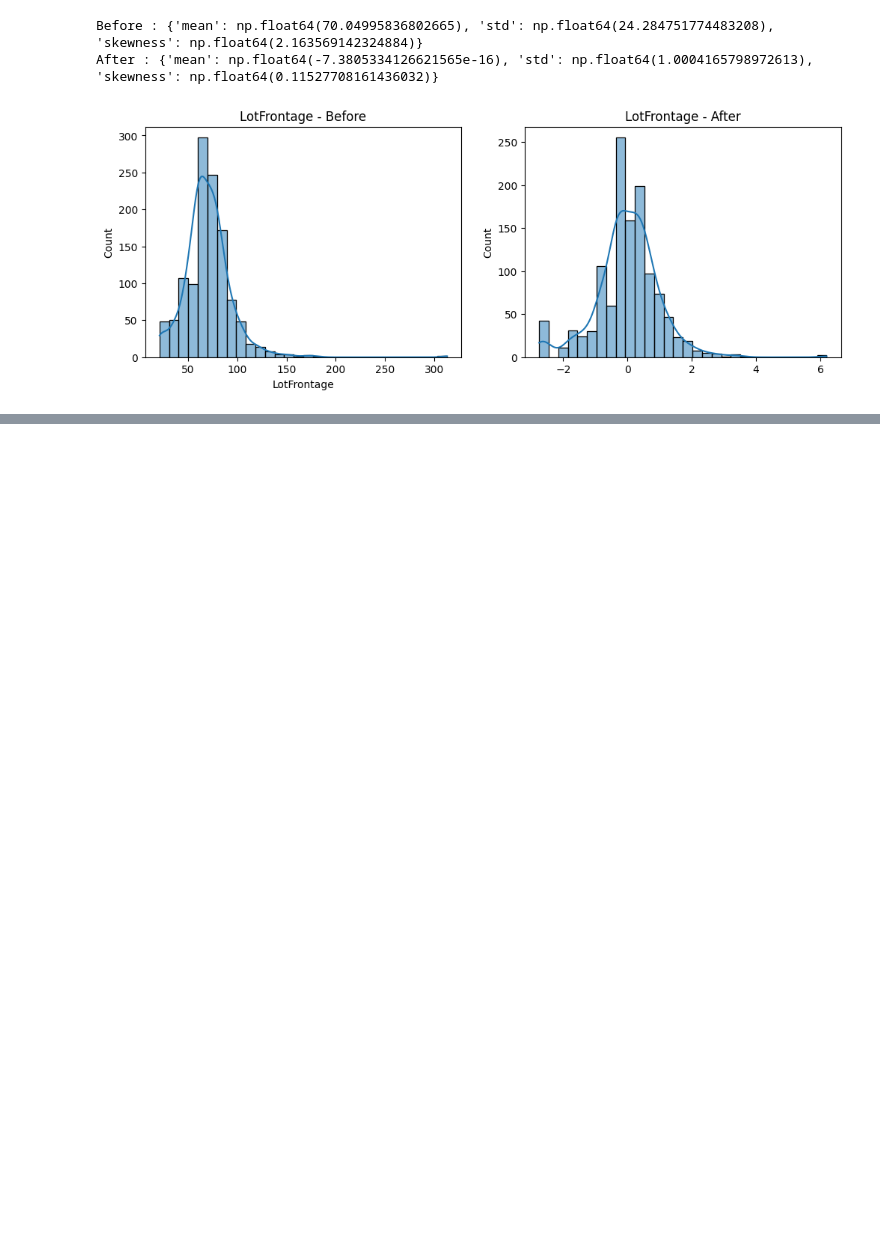
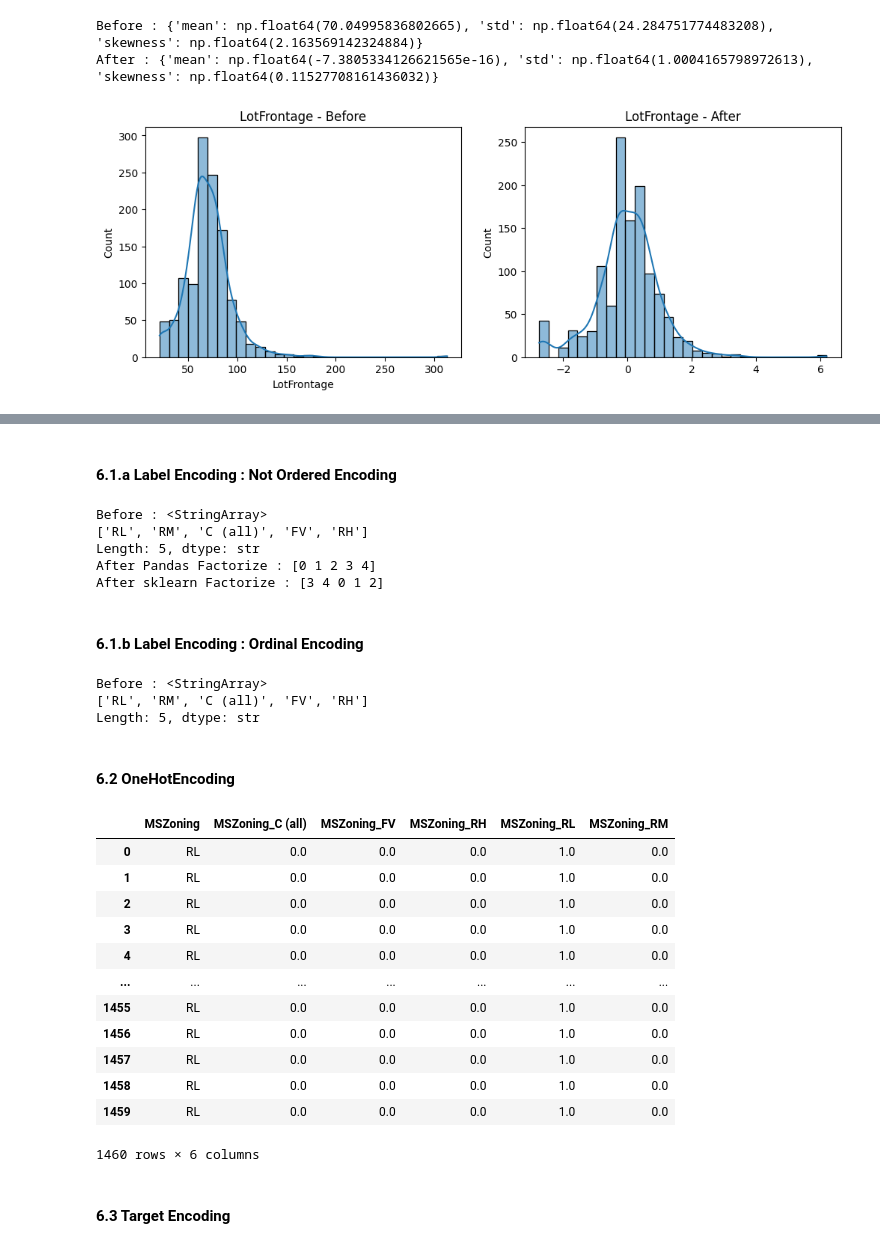
Before and after one commit to Itz-Me-Sumit/Data-Science, a Jupyter notebook: 4_Feature_Engineering/1_HousePricing_Dataset/1_FeatureEngineering_DataProcessing.ipynb, the cells around one changed output, grey strips where cells are left out. Drawn from its saved outputs; the diff is of its cells as text; code cells hidden in the pictures; blank space fills up the shorter version.

```diff
--- a/4_Feature_Engineering/1_HousePricing_Dataset/1_FeatureEngineering_DataProcessing.ipynb
+++ b/4_Feature_Engineering/1_HousePricing_Dataset/1_FeatureEngineering_DataProcessing.ipynb
@@ -422,0 +446,74 @@ compare_distribution(df[col].dropna() , scaled_.flatten() , col)
+# %% [markdown]
+#### 6.1.a Label Encoding : Not Ordered Encoding
+# %%
+from sklearn.preprocessing import LabelEncoder
+import pandas as pd
+
+col = "MSZoning"
+print(f"Before : {df[col].unique()}")
+
+# Method-1 : Using Pandas
+df["MSZoning_label_pd"] = pd.factorize(df[col])[0]
+
+# Method-2 : Using sklearn
+le = LabelEncoder()
+df["MSZoning_label_sklearn"] = le.fit_transform(df[col])
+
+print(f"After Pandas Factorize : {df['MSZoning_label_pd'].unique()}")
+print(f"After sklearn Factorize : {df['MSZoning_label_sklearn'].unique()}")
+# %% [output]
+Before : <StringArray>
+['RL', 'RM', 'C (all)', 'FV', 'RH']
+Length: 5, dtype: str
+After Pandas Factorize : [0 1 2 3 4]
+After sklearn Factorize : [3 4 0 1 2]
+# %% [markdown]
+#### 6.1.b Label Encoding : Ordinal Encoding
+# %%
+from sklearn.preprocessing import OrdinalEncoder
+
+ordinal_order = [[ 'C (all)' ,'RM' , 'RH' , 'RL' , 'FV' ]]
+
+oe = OrdinalEncoder(categories=ordinal_order)
+df["MSZoning_ordinal"] = oe.fit_transform(df[[col]])
+
+print(f"Before : {df[col].unique()}")
+print()
+# %% [output]
+Before : <StringArray>
+['RL', 'RM', 'C (all)', 'FV', 'RH']
+Length: 5, dtype: str
+# %% [markdown]
+#### 6.2 OneHotEncoding
+# %%
+col = "MSZoning"
+
+# By using Pandas
+import pandas as pd
+MSZoning_ohe_pd = pd.get_dummies(df[col] , prefix="MSZoning")
+
+# By using sklearn
+from sklearn.preprocessing import OneHotEncoder
+ohe_skln = OneHotEncoder(sparse_output=False , drop=None)
+MSZoning_ohe_skln=ohe_skln.fit_transform(df[[col]])
+
+ohe_skln_df = pd.DataFrame(MSZoning_ohe_skln , columns=ohe_skln.get_feature_names_out([col]))
+
+skln_ohe = pd.concat([df[col] , ohe_skln_df] , axis=1)
+skln_ohe
+# %% [output]
+|  | MSZoning | MSZoning_C (all) | MSZoning_FV | MSZoning_RH | MSZoning_RL | MSZoning_RM |
+| 0 | RL | 0.0 | 0.0 | 0.0 | 1.0 | 0.0 |
+| 1 | RL | 0.0 | 0.0 | 0.0 | 1.0 | 0.0 |
+| 2 | RL | 0.0 | 0.0 | 0.0 | 1.0 | 0.0 |
+| 3 | RL | 0.0 | 0.0 | 0.0 | 1.0 | 0.0 |
+| 4 | RL | 0.0 | 0.0 | 0.0 | 1.0 | 0.0 |
+| ... | ... | ... | ... | ... | ... | ... |
+| 1455 | RL | 0.0 | 0.0 | 0.0 | 1.0 | 0.0 |
+| 1456 | RL | 0.0 | 0.0 | 0.0 | 1.0 | 0.0 |
+| 1457 | RL | 0.0 | 0.0 | 0.0 | 1.0 | 0.0 |
+| 1458 | RL | 0.0 | 0.0 | 0.0 | 1.0 | 0.0 |
+| 1459 | RL | 0.0 | 0.0 | 0.0 | 1.0 | 0.0 |
+1460 rows × 6 columns
+# %% [markdown]
+#### 6.3 Target Encoding
```
Also changed, not shown: parts of 9 cells of this notebook, 1 other file.
